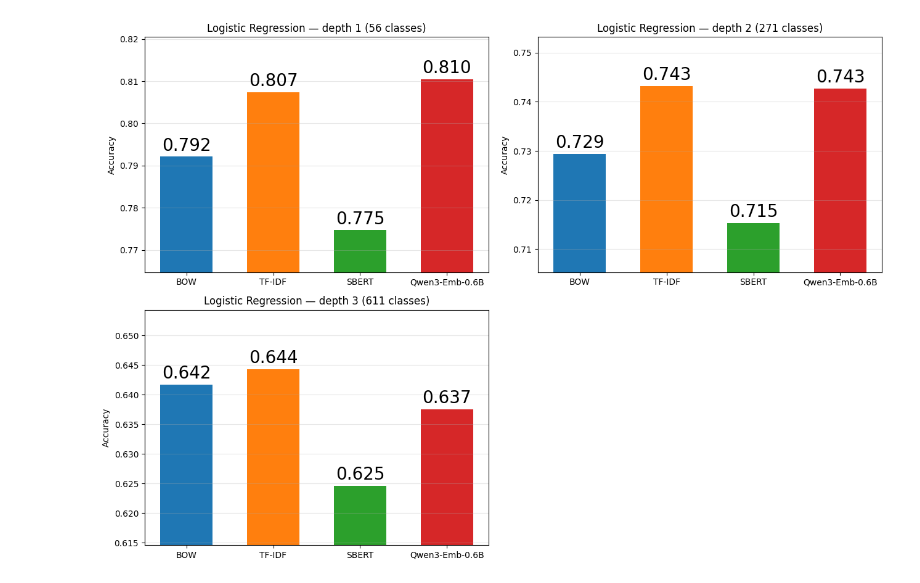
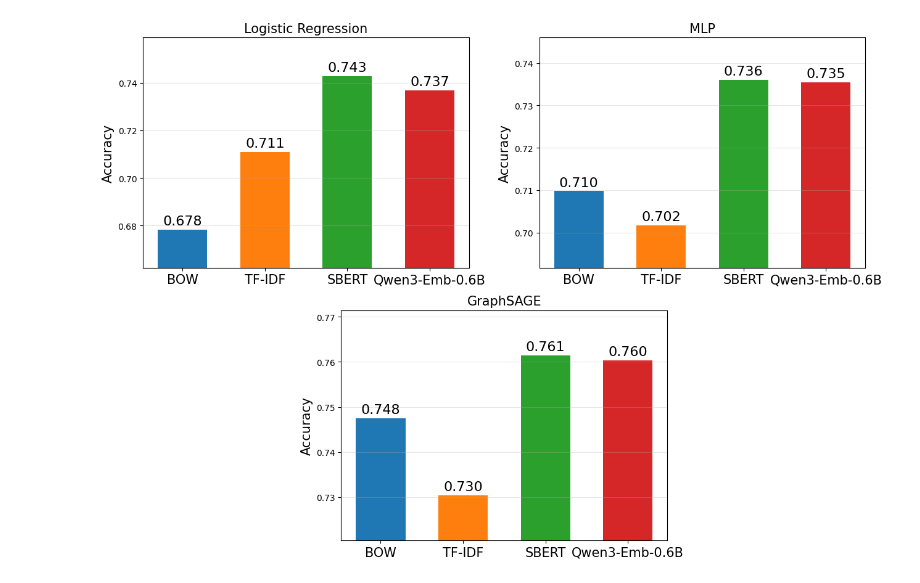
Before and after one commit to guilhermeRaibolt/gnn-embeddings, a Jupyter notebook: results.ipynb, the cells around one changed output. Saved outputs shown, nothing was run; the diff lists cells and outputs as text; code cells hidden in the pictures.

```diff
--- a/results.ipynb
+++ b/results.ipynb
@@ -206,45 +206,68 @@ Sklearn `LogisticRegression.fit` does not log a per-epoch loss, so we compare fi
 # %%
 import numpy as np
 
 
-def plot_lr_scores(runs):
-    if not runs:
-        print("No LR logs found.")
+def _grid_axes(fig, n, ncols=2):
+    """Return a list of n axes; if the last row has a single plot, center it."""
+    nrows = (n + ncols - 1) // ncols
+    gs = fig.add_gridspec(nrows, ncols * 2)
+    axes = []
+    for i in range(n):
+        row = i // ncols
+        col_in_row = i % ncols
+        is_last_row = row == nrows - 1
+        items_in_last_row = n - ncols * (nrows - 1)
+        if is_last_row and items_in_last_row < ncols:
+            # center the lone plot(s) on the last row
+            total_span = ncols * 2
+            span = 2
+            start = (total_span - items_in_last_row * span) // 2 + col_in_row * span
+            axes.append(fig.add_subplot(gs[row, start:start + span]))
+        else:
+            start = col_in_row * 2
+            axes.append(fig.add_subplot(gs[row, start:start + 2]))
+    return axes
+
+
+def plot_final_scores(model_runs):
+    model_runs = [(m, r) for m, r in model_runs if r]
+    if not model_runs:
+        print("No logs found.")
         return
-    items = list(runs.items())
-    n = len(items)
-    ncols = 2
+    n = len(model_runs)
+    ncols = 2 if n > 1 else 1
     nrows = (n + ncols - 1) // ncols
-    fig, axes = plt.subplots(nrows, ncols, figsize=(6.5 * ncols, 4.5 * nrows), squeeze=False)
-    flat_axes = [ax for row in axes for ax in row]
-    for ax, ((depth, n_classes), encoders) in zip(flat_axes, items):
+    fig = plt.figure(figsize=(6.5 * ncols, 4.5 * nrows))
+    axes = _grid_axes(fig, n, ncols=ncols)
+    for ax, (model, encoders) in zip(axes, model_runs):
         encs_present = [e for e in ENCODER_ORDER if e in encoders]
         scores = {e: parse_scores(encoders[e]) for e in encs_present}
         encs_present = [e for e in encs_present if scores[e] is not None]
+        if not encs_present:
+            ax.set_title(f"{MODEL_LABEL[model]} — no scores")
+            continue
         x = np.arange(len(encs_present))
         vals = [scores[e]["accuracy"] for e in encs_present]
         colors = [ENCODER_COLOR[e] for e in encs_present]
         vmin, vmax = min(vals), max(vals)
         pad = max(0.01, (vmax - vmin) * 0.25)
         y_lo = max(0.0, vmin - pad)
         y_hi = min(1.0, vmax + pad)
         ax.bar(x, vals, 0.6, color=colors)
         for xi, v in zip(x, vals):
             ax.text(xi, v + (y_hi - y_lo) * 0.01, f"{v:.3f}",
-                    ha="center", va="bottom", fontsize=20)
+                    ha="center", va="bottom", fontsize=16)
         ax.set_xticks(x)
-        ax.set_xticklabels([ENCODER_LABEL[e] for e in encs_present])
-        ax.set_title(f"Logistic Regression — depth {depth} ({n_classes} classes)")
-        ax.set_ylabel("Accuracy")
+        ax.set_xticklabels([ENCODER_LABEL[e] for e in encs_present], fontsize=15)
+        ax.set_title(f"{MODEL_LABEL[model]}", fontsize=15)
+        ax.set_ylabel("Accuracy", fontsize=15)
         ax.set_ylim(y_lo, y_hi)
         ax.grid(True, axis="y", alpha=0.3)
-    for ax in flat_axes[n:]:
-        ax.set_visible(False)
     fig.tight_layout()
     plt.show()
 
 
-plot_lr_scores(lr_runs)
+plot_final_scores([("lr", lr_runs), ("mlp", mlp_runs), ("sage", sage_runs)])
 # %% [output]
-[figure, old version]
+[figure, new version]
 # %% [markdown]
```
Also changed, not shown: parts of 11 cells of this notebook.
